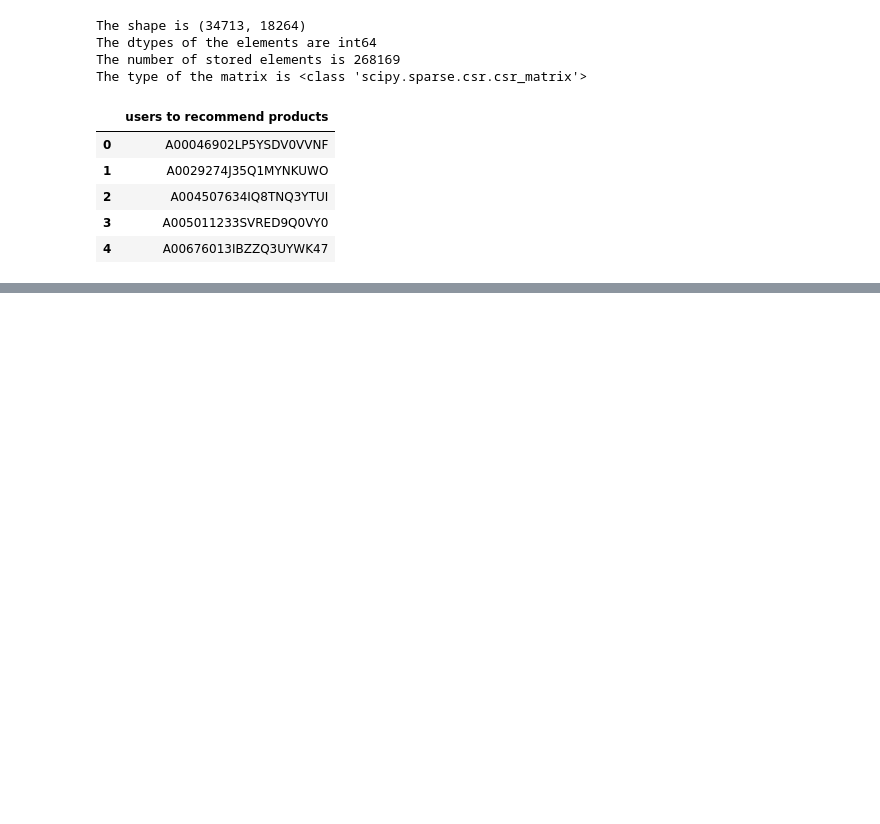
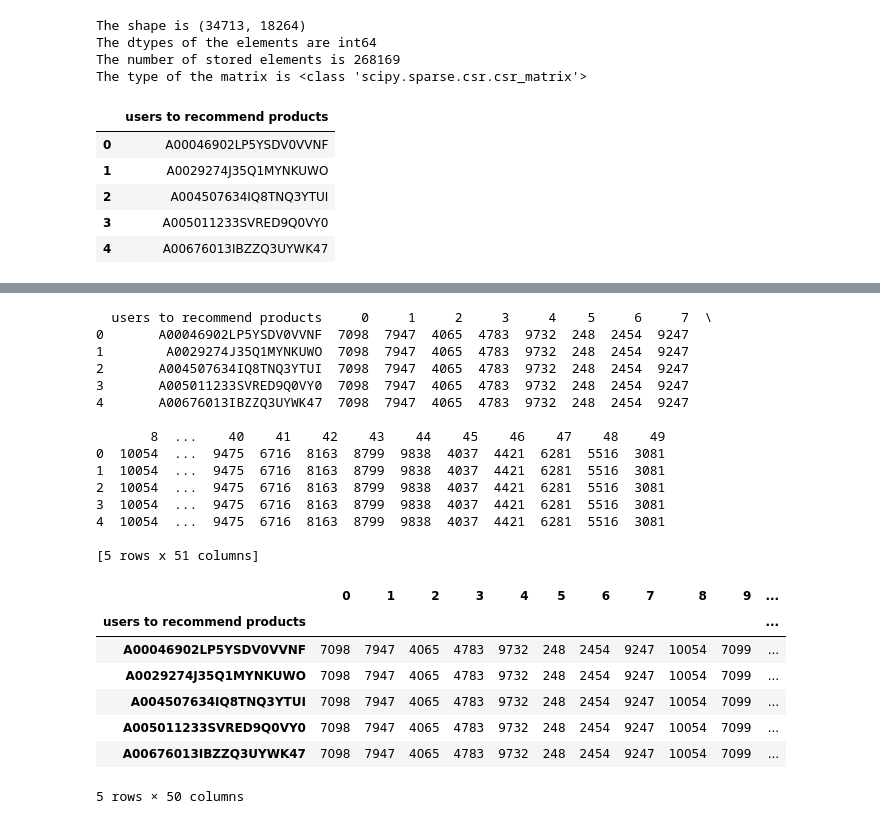
Before and after one commit to andreisantos/ldssa-hck5, a Jupyter notebook: hack_ines.ipynb, the cells around one changed output, grey strips where cells are left out. Cells and saved outputs as stored; diff of their text form; code cells hidden in the pictures; blank space fills up the shorter version.

```diff
--- a/hack_ines.ipynb
+++ b/hack_ines.ipynb
@@ -22,7 +25,9 @@ def read_users_history(features=None) -> pd.DataFrame:
 
     """
     path = os.path.join('data', 'train_reviews.csv')
-    data = pd.read_csv(path, sep=',').sort_values(by=["review_date"])
+    data = pd.read_csv(path, sep=',')
+    data["review_date"] = data.review_date.apply(lambda x: pd.to_datetime(x))
+    data = data.sort_values(by=["review_date"])
     if features != None:
         return data[features]
     else:
@@ -224,0 +349,48 @@ len(indices_ratings_tests_users_in_data)
+# %%
+def convert_non_pers_recommendations_to_df(non_pers_recs: np.array, users_to_pred: pd.DataFrame) -> pd.DataFrame:
+    """
+    Converts the non-personalized most rated to an DataFrame with the users and the recommendations.
+    We will basically repeat the non_pers_recs array for the number of users in need.
+
+    Args:
+        non_pers_recs (np.array): Array of indices for the best non-personalized items to recommend.
+        users_to_pred (pd.DataFrame): DataFrame containing the users which need recommendations.
+
+    Returns:
+        non_pers_most_rated_matrix (np.array): Two dimensional array of (n_users, top_n_items)
+
+    """
+    non_pers_df = pd.DataFrame(np.zeros((len(users_to_pred), 1), dtype=non_pers_recs.dtype) + non_pers_recs)
+    non_pers_df = pd.concat([users_to_pred, non_pers_df], axis=1)
+    print(non_pers_df.head())
+    non_pers_df = non_pers_df.set_index("users to recommend products")
+
+    return non_pers_df
+
+
+non_pers_most_rated_df = convert_non_pers_recommendations_to_df(non_pers_most_rated, unique_users_training_data)
+non_pers_most_rated_df.head()
+# %% [output]
+  users to recommend products     0     1     2     3     4    5     6     7  \
+0       A00046902LP5YSDV0VVNF  7098  7947  4065  4783  9732  248  2454  9247
+1        A0029274J35Q1MYNKUWO  7098  7947  4065  4783  9732  248  2454  9247
+2       A004507634IQ8TNQ3YTUI  7098  7947  4065  4783  9732  248  2454  9247
+3       A005011233SVRED9Q0VY0  7098  7947  4065  4783  9732  248  2454  9247
+4       A00676013IBZZQ3UYWK47  7098  7947  4065  4783  9732  248  2454  9247
+
+       8  ...    40    41    42    43    44    45    46    47    48    49
+0  10054  ...  9475  6716  8163  8799  9838  4037  4421  6281  5516  3081
+1  10054  ...  9475  6716  8163  8799  9838  4037  4421  6281  5516  3081
+2  10054  ...  9475  6716  8163  8799  9838  4037  4421  6281  5516  3081
+3  10054  ...  9475  6716  8163  8799  9838  4037  4421  6281  5516  3081
+4  10054  ...  9475  6716  8163  8799  9838  4037  4421  6281  5516  3081
+
+[5 rows x 51 columns]
+|  | 0 | 1 | 2 | 3 | 4 | 5 | 6 | 7 | 8 | 9 | ... |
+| users to recommend products |  |  |  |  |  |  |  |  |  |  | ... |
+| A00046902LP5YSDV0VVNF | 7098 | 7947 | 4065 | 4783 | 9732 | 248 | 2454 | 9247 | 10054 | 7099 | ... |
+| A0029274J35Q1MYNKUWO | 7098 | 7947 | 4065 | 4783 | 9732 | 248 | 2454 | 9247 | 10054 | 7099 | ... |
+| A004507634IQ8TNQ3YTUI | 7098 | 7947 | 4065 | 4783 | 9732 | 248 | 2454 | 9247 | 10054 | 7099 | ... |
+| A005011233SVRED9Q0VY0 | 7098 | 7947 | 4065 | 4783 | 9732 | 248 | 2454 | 9247 | 10054 | 7099 | ... |
+| A00676013IBZZQ3UYWK47 | 7098 | 7947 | 4065 | 4783 | 9732 | 248 | 2454 | 9247 | 10054 | 7099 | ... |
+5 rows × 50 columns
```
Also changed, not shown: parts of 16 cells of this notebook.
